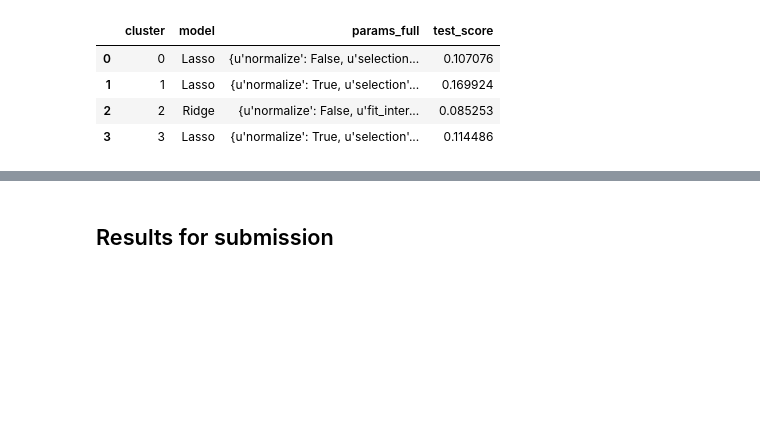
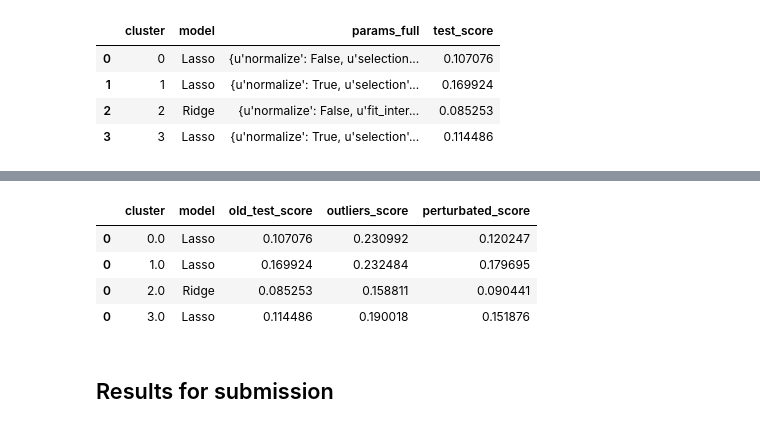
Before and after one commit to adrifmonte/house-prices, a Jupyter notebook: house-prices-part-2.ipynb, the cells around one changed output, grey strips where cells are left out. Cells and saved outputs as stored; diff of their text form; code cells hidden in the pictures; blank space fills up the shorter version.

```diff
--- a/house-prices-part-2.ipynb
+++ b/house-prices-part-2.ipynb
@@ -936,2 +985,64 @@ selected_models
+# %%
+results = []
+ids = []
+
+sensitivity_results_df = pd.DataFrame({
+    'cluster': [],
+    'model': [],
+    'old_test_score': [],
+    'perturbated_score': [],
+    'outliers_score': [],
+})
+
+def perturbate_features(df, perturbation_ratio):
+    perturbated_df = df.copy()
+    for feature in df.columns:
+        perturbated_df[feature] = perturbated_df[feature] * (1 + perturbation_ratio)
+    return perturbated_df
+
+for cluster in range(n_clusters):
+    current_cluster_filter = feature_selected_train_data['Cluster'] == cluster
+
+    train_X = feature_selected_train_data[current_cluster_filter].drop(columns=['Id', 'SalePrice', 'Cluster'])
+    train_y = feature_selected_train_data[current_cluster_filter]['SalePrice']
+
+    outliers_cluster_filter = outliers_sa_data['Cluster'] == cluster
+    outliers_sa_data_X = outliers_sa_data[outliers_cluster_filter].drop(columns=['Id', 'SalePrice', 'Cluster'])
+    outliers_sa_data_y = outliers_sa_data[outliers_cluster_filter]['SalePrice']
+
+    perturbated_X = perturbate_features(train_X, 0.05)
+
+    current_cluster_filter = feature_selected_test_data['Cluster'] == cluster
+    predicting_X = feature_selected_test_data[current_cluster_filter].drop(columns=['Id', 'Cluster'])
+    predicting_ids = feature_selected_test_data[current_cluster_filter]['Id']
+
+    selected_model_df = selected_models[selected_models['cluster'] == cluster]
+    model = build_model(selected_model_df['model'].values[0], selected_model_df['params_full'].values[0])
+
+    model = model.fit(train_X, train_y)
+    prediction = model.predict(predicting_X)
+    perturbated_prediction = model.predict(perturbated_X)
+    outliers_prediction = model.predict(outliers_sa_data_X)
+
+    results = np.concatenate((results, prediction))
+    ids = np.concatenate((ids, predicting_ids))
+
+    cluster_length = train_X.shape[0]
+
+    sensitivity_results_df = sensitivity_results_df.append(pd.DataFrame({
+        'cluster': [cluster],
+        'old_test_score': [selected_model_df['test_score'].values[0]],
+        'perturbated_score': [custom_scorer(train_y, perturbated_prediction)],
+        'outliers_score': [custom_scorer(outliers_sa_data_y, outliers_prediction)],
+        'model': [selected_model_df['model'].values[0]],
+    }))
+
+sensitivity_results_df
+# %% [output]
+|  | cluster | model | old_test_score | outliers_score | perturbated_score |
+| 0 | 0.0 | Lasso | 0.107076 | 0.230992 | 0.120247 |
+| 0 | 1.0 | Lasso | 0.169924 | 0.232484 | 0.179695 |
+| 0 | 2.0 | Ridge | 0.085253 | 0.158811 | 0.090441 |
+| 0 | 3.0 | Lasso | 0.114486 | 0.190018 | 0.151876 |
 # %% [markdown]
 ## Results for submission
```
Also changed, not shown: parts of 9 cells of this notebook, 3 other files.
